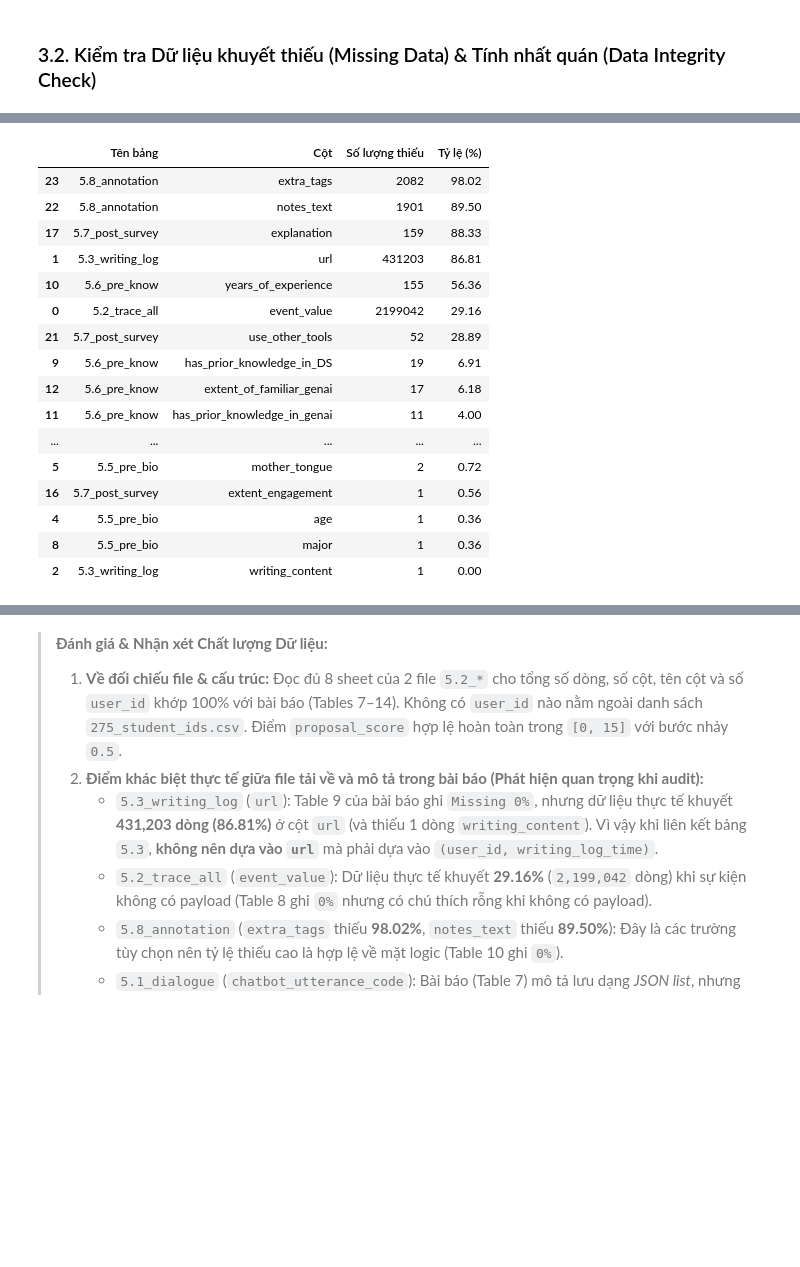
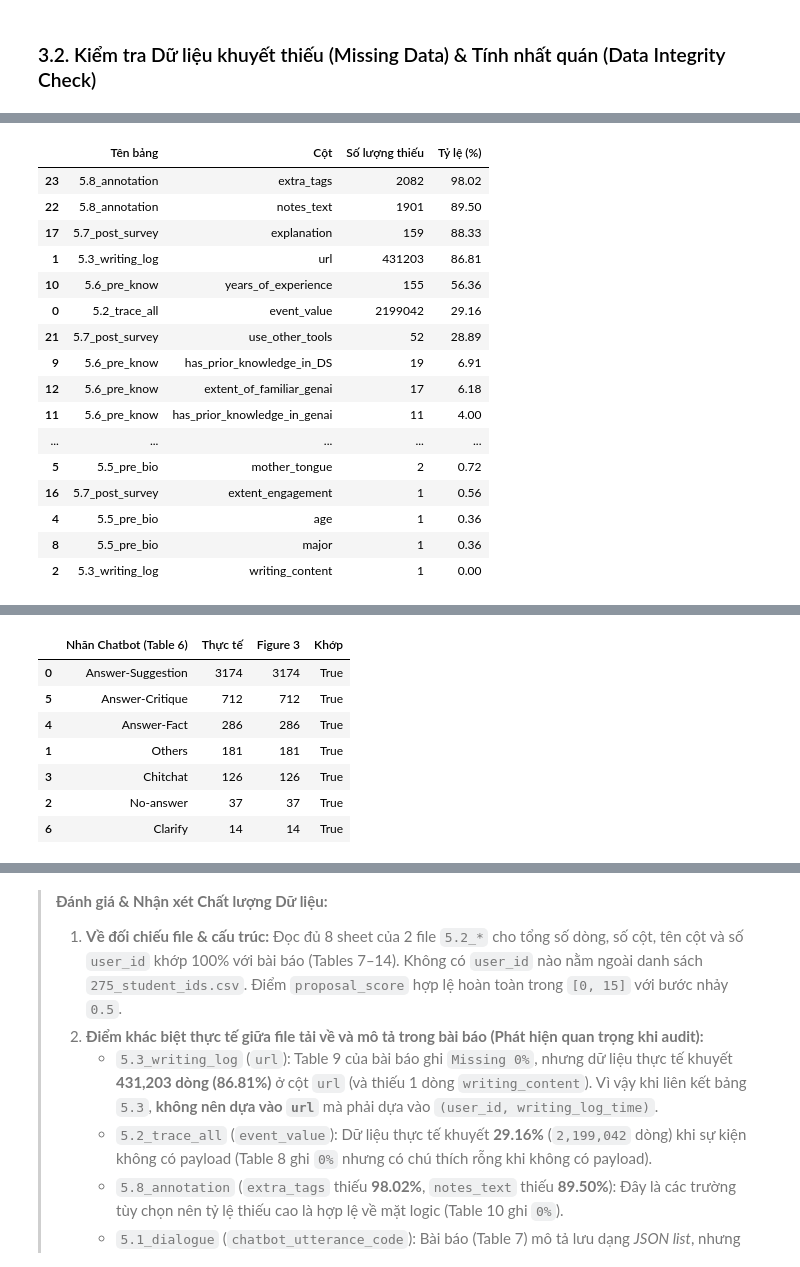
Before and after one commit to hhkc861/FLoRA_Data_Mining, a Jupyter notebook: FLoRa_Data_Analysis.ipynb, the cells around one changed output, grey strips where cells are left out. Saved outputs shown, nothing was run; the diff lists cells and outputs as text; code cells hidden in the pictures; blank space fills up the shorter version.

```diff
--- a/FLoRa_Data_Analysis.ipynb
+++ b/FLoRa_Data_Analysis.ipynb
@@ -219,6 +238,8 @@ if not col_mismatch:
 # %% [markdown]
 ### 3.2. Kiểm tra Dữ liệu khuyết thiếu (Missing Data) & Tính nhất quán (Data Integrity Check)
 # %%
+import re
+
 def check_missing(df, df_name):
     missing_count = df.isnull().sum()
     missing_pct = (df.isnull().sum() / len(df)) * 100
@@ -241,11 +262,10 @@ missing_summary = pd.concat([
     check_missing(annotation, '5.8_annotation')
 ], ignore_index=True).sort_values(by='Tỷ lệ (%)', ascending=False)
 
-print("--- THỐNG KÊ DỮ LIỆU KHUYẾT THIẾU ---")
+print("--- 1. THỐNG KÊ DỮ LIỆU KHUYẾT THIẾU ---")
 display(missing_summary)
 
-# Kiểm tra trùng lặp user_id và số SV không tham gia khảo sát/công cụ
-print("\n--- KIỂM TRA TRÙNG LẶP & TỶ LỆ PHỦ MẪU (TRÊN 275 SV) ---")
+print("\n--- 2. KIỂM TRA TRÙNG LẶP & TỶ LỆ PHỦ MẪU (TRÊN 275 SV) ---")
 for s_name, s_df in [('5.5_pre_bio', pre_bio), ('5.6_pre_know', pre_know),
                      ('5.7_post_survey', post_survey), ('5.8_annotation', annotation)]:
     n_uniq = s_df['user_id'].nunique()
@@ -257,13 +277,84 @@ for s_name, s_df in [('5.5_pre_bio', pre_bio), ('5.6_pre_know', pre_know),
     else:
         print(f"- {s_name}: {len(s_df)} dòng | {n_uniq}/275 SV có dùng công cụ ({n_miss_sv} SV không dùng)")
 
-# Kiểm tra tính hợp lệ của proposal_score (0–15, bước 0.5) và định dạng nhãn của 5.1
+# 3. Kiểm tra chi tiết proposal_score (0–15, bước nhảy 0.5)
 invalid_scores = proposal[(proposal['proposal_score'] < 0) | (proposal['proposal_score'] > 15)]
 invalid_step   = proposal[(proposal['proposal_score'] * 2) % 1 != 0]
-multi_sample   = dialogue[dialogue['chatbot_utterance_code'].astype(str).str.contains(',')]['chatbot_utterance_code'].iloc[0]
 
-print(f"\n- Số bài có proposal_score ngoài khoảng [0, 15]: {len(invalid_scores)}")
-print(f"- Số bài có proposal_score sai bước nhảy 0.5: {len(invalid_step)}")
-print(f"- Mẫu giá trị đơn nhãn (5.1): {dialogue['chatbot_utterance_code'].iloc[0]}")
-print(f"- Mẫu giá trị đa nhãn thực tế (5.1): {multi_sample}")
+print(f"\n--- 3. KIỂM TRA ĐIỂM SỐ (5.4) ---")
+print(f"- Số bài ngoài khoảng [0, 15]: {len(invalid_scores)}")
+print(f"- Số bài KHÔNG theo bước nhảy 0.5: {len(invalid_step)}")
+if len(invalid_step) > 0:
+    print("  -> Danh sách chi tiết các bài không theo bước 0.5:")
+    display(invalid_step[['user_id', 'proposal_score']].sort_values('proposal_score'))
+
+# 4. Đối chiếu nhãn 5.1 với Table 5, Table 6 & Figure 3 bài báo
+def parse_code_list_safe(val):
+    if pd.isna(val):
+        return []
+    s = str(val).strip()
+    try:
+        res = json.loads(s)
+        if isinstance(res, list):
+            return [str(x).strip() for x in res]
+    except Exception:
+        pass
+    parts = re.split(r'[,;\n]+', s.strip('[]'))
+    return [p.strip().strip('"\' ') for p in parts if p.strip()]
+
+fig3_student_paper = {
+    'Idea-exploration-Judgement': 1543, 'Writing-Advice': 795, 'Idea-exploration-Inspire': 289,
+    'Idea-exploration-Provide-Context': 286, 'Idea-exploration-Revise': 136, 'Others': 114,
+    'Idea-exploration-Knowledge': 107, 'Task-Clarification': 101, 'Chitchat': 99,
+    'Idea-exploration-Preference': 69, 'Interpret': 3
+}
+fig3_bot_paper = {
+    'Answer-Suggestion': 3174, 'Answer-Critique': 712, 'Answer-Fact': 286,
+    'Others': 181, 'Chitchat': 126, 'No-answer': 37, 'Clarify': 14
+}
+
+act_stu_counts = dialogue['user_utterance_code'].value_counts().to_dict()
+act_bot_counts = dialogue['chatbot_utterance_code'].apply(parse_code_list_safe).explode().value_counts().to_dict()
+
+print("\n--- 4. ĐỐI CHIẾU SỐ LƯỢNG TỪNG NHÃN 5.1 VỚI FIGURE 3 TRONG BÀI BÁO ---")
+df_cmp_stu = pd.DataFrame([
+    {'Nhãn SV (Table 5)': k, 'Thực tế': act_stu_counts.get(k, 0), 'Figure 3': fig3_student_paper.get(k, 0)}
+    for k in set(act_stu_counts) | set(fig3_student_paper)
+]).sort_values('Thực tế', ascending=False)
+df_cmp_stu['Khớp'] = df_cmp_stu['Thực tế'] == df_cmp_stu['Figure 3']
+display(df_cmp_stu)
+
+df_cmp_bot = pd.DataFrame([
+    {'Nhãn Chatbot (Table 6)': k, 'Thực tế': act_bot_counts.get(k, 0), 'Figure 3': fig3_bot_paper.get(k, 0)}
+    for k in set(act_bot_counts) | set(fig3_bot_paper)
+]).sort_values('Thực tế', ascending=False)
+df_cmp_bot['Khớp'] = df_cmp_bot['Thực tế'] == df_cmp_bot['Figure 3']
+display(df_cmp_bot)
+
+# 5. Đối chiếu toàn bộ nhãn hành động trong 5.2 với Table 4 của bài báo
+paper_table4_subactions = {
+    'START_TASK', 'TASK_REQUIREMENT', 'READING_MATERIALS', 'REREADING_MATERIALS',
+    'OPEN_ESSAY', 'WRITE_ESSAY', 'PASTE_TEXT_ESSAY', 'SAVE_ESSAY', 'CLOSE_ESSAY',
+    'CREATE_NOTE', 'CREATE_HIGHLIGHT', 'READ_ANNOTATION', 'LABEL_ANNOTATION',
+    'EDIT_ANNOTATION', 'DELETE_ANNOTATION', 'SEARCH_ANNOTATION', 'CLOSE_ANNOTATION',
+    'OPEN_CHATBOT', 'ASK_CHATBOT', 'READ_FEEDBACK_CHATBOT', 'CLOSE_CHATBOT',
+    'PAGE_NAVIGATION', 'TABLE_OF_CONTENT', 'TRY_OUT_TOOLS', 'OFF_TASK'
+}
+act_subactions = set(trace_all['learning_action_label'].dropna().unique())
+print("\n--- 5. ĐỐI CHIẾU NHÃN HÀNH ĐỘNG THỰC TẾ TRONG 5.2 VỚI TABLE 4 ---")
+print("Nhãn action_category_label thực tế:", sorted(trace_all['action_category_label'].dropna().unique()))
+print("Nhãn learning_action_label thực tế:", sorted(act_subactions))
+print("Nhãn có trong file 5.2 nhưng KHÁC tên Table 4:", sorted(act_subactions - paper_table4_subactions))
+print("Nhãn trong Table 4 nhưng KHÔNG xuất hiện ở file 5.2:", sorted(paper_table4_subactions - act_subactions))
+
+# 6. Kiểm tra khoảng thời gian ghi nhận dữ liệu (Technical Validation - 2024S2)
+print("\n--- 6. KIỂM TRA KHUNG THỜI GIAN DỮ LIỆU (TIME RANGE) ---")
+for t_name, t_col, t_df in [
+    ('5.1_dialogue (user_ask_time)', 'user_ask_time', dialogue),
+    ('5.2_trace_all (log_trace_time)', 'log_trace_time', trace_all),
+    ('5.3_writing_log (writing_log_time)', 'writing_log_time', writing_log),
+    ('5.8_annotation (annotation_log_time)', 'annotation_log_time', annotation),
+]:
+    ts = pd.to_datetime(t_df[t_col], errors='coerce')
+    print(f"- {t_name}: Min = {ts.min()} | Max = {ts.max()} | Lỗi NaT = {ts.isna().sum()}")
 # %% [output]
@@ -297,0 +415,8 @@ print(f"- Mẫu giá trị đa nhãn thực tế (5.1): {multi_sample}")
+|  | Nhãn Chatbot (Table 6) | Thực tế | Figure 3 | Khớp |
+| 0 | Answer-Suggestion | 3174 | 3174 | True |
+| 5 | Answer-Critique | 712 | 712 | True |
+| 4 | Answer-Fact | 286 | 286 | True |
+| 1 | Others | 181 | 181 | True |
+| 3 | Chitchat | 126 | 126 | True |
+| 2 | No-answer | 37 | 37 | True |
+| 6 | Clarify | 14 | 14 | True |
```
Also changed, not shown: parts of 3 cells of this notebook.
